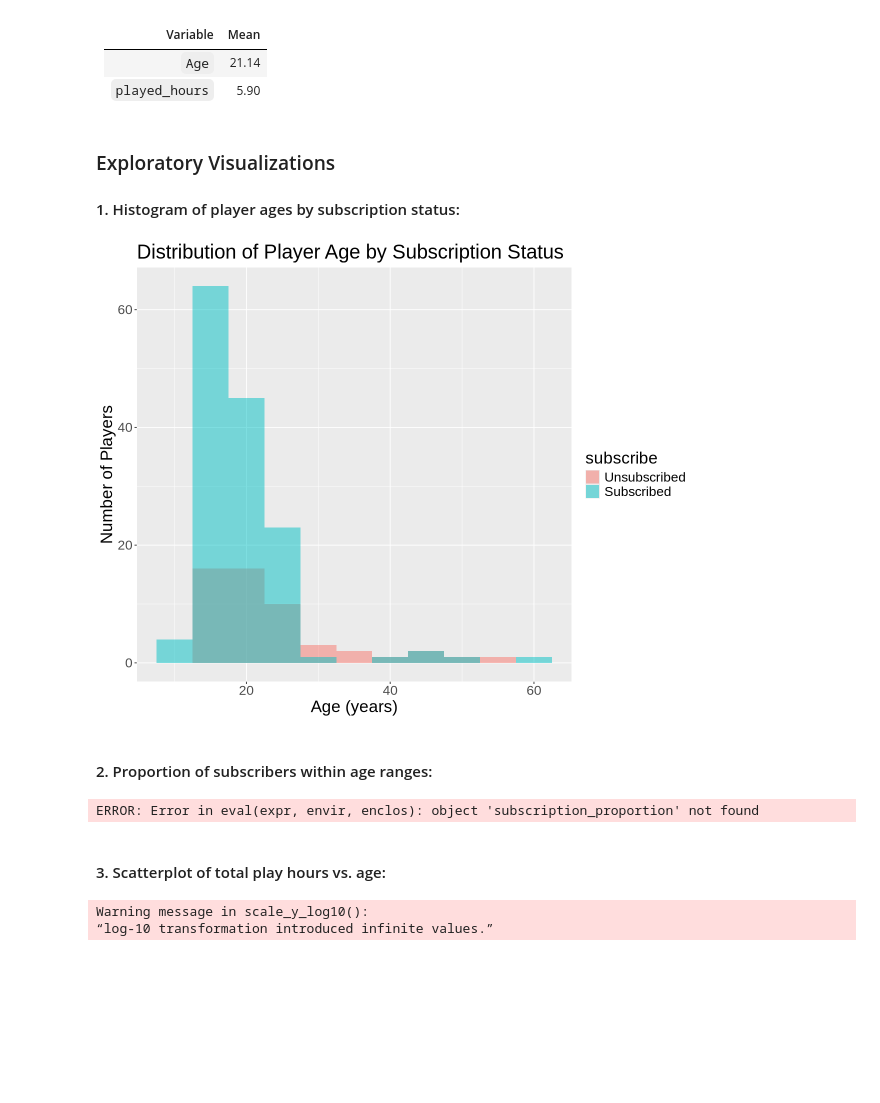
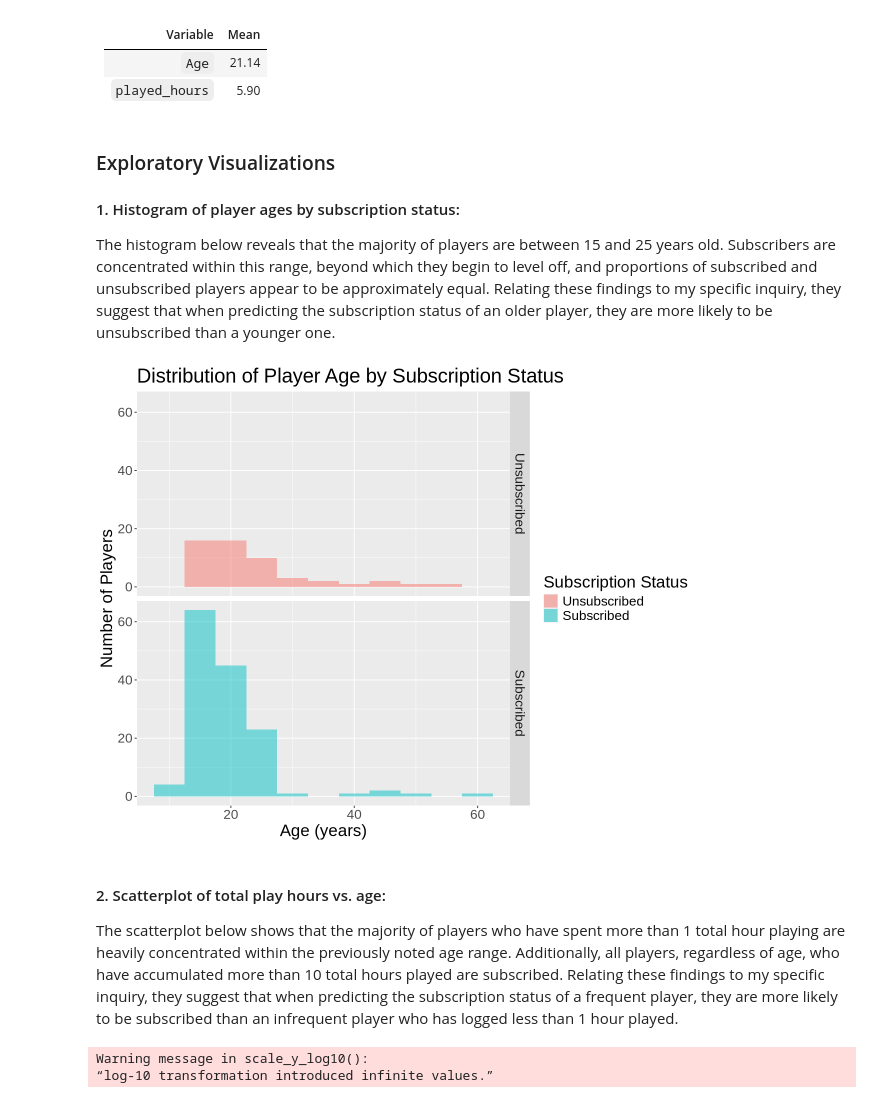
Before and after one commit to Adrian12-max/Data_Science_Project-Individual_Planning_Stage, a Jupyter notebook: demand_forecasting_planning.ipynb, the cells around one changed output. Cells and saved outputs as stored; diff of their text form; code cells hidden in the pictures; blank space fills up the shorter version.

```diff
--- a/demand_forecasting_planning.ipynb
+++ b/demand_forecasting_planning.ipynb
@@ -209,37 +228,22 @@ players_summary <- players |>
 ### Exploratory Visualizations
 
 #### 1. Histogram of player ages by subscription status:
+
+The histogram below reveals that the majority of players are between 15 and 25 years old. Subscribers are concentrated within this range, beyond which they begin to level off, and proportions of subscribed and unsubscribed players appear to be approximately equal. Relating these findings to my specific inquiry, they suggest that when predicting the subscription status of an older player, they are more likely to be unsubscribed than a younger one.
 # %%
 # Set the plot size
 options(repr.plot.width = 10, repr.plot.height = 8)
 
-# Create a histogram of player ages
+# Create a histogram of player ages by subscription status
 age_histogram <- players |>
 ggplot(aes(x = Age, fill = subscribe)) +  # map Age to the x-axis and subscribe to fill
-    geom_histogram(position = "identity", binwidth = 5, alpha = 0.5) +  # use 2-year bins
+    geom_histogram(position = "identity", binwidth = 5, alpha = 0.5) +  # use 5-year bins
     labs(title = "Distribution of Player Age by Subscription Status",  # main title for plot
          x = "Age (years)",  # x-axis title
-         y = "Number of Players") +  # y-axis title
-    theme(text = element_text(size = 20))
+         y = "Number of Players", # y-axis title
+         fill = "Subscription Status") + # fill legend title
+         facet_grid(rows = vars(subscribe)) + # split the plot horizontally into rows by the `subscribe variable`
+    theme(text = element_text(size = 20)) # change text size
 age_histogram
 # %% [output]
-[figure, old version]
+[figure, new version]
-# %% [markdown]
-#### 2. Proportion of subscribers within age ranges:
-# %%
-# Set the plot size
-options(repr.plot.width = 10, repr.plot.height = 8)
-
-# Bar plot of mean hours by experience level
-subscription_proportion_plot <- subscription_proportion |>
-    ggplot(aes(x = , y = mean_hours, fill = experience)) + # fill bars according to experience level
-    geom_bar(stat = "identity") +  # tell ggplot to use given y values instead of count for determining bar height
-    labs(title = "Mean Total Play Hours by Experience Level",
-         x = "Experience Level",
-         y = "Mean Total Hours Played",
-         fill = "Experience Level") + # label the legend of the fill variable
-         scale_fill_brewer(palette = 'Accent') + # apply a colour-blind-friendly palette
-         theme(text = element_text(size = 20))
-mean_hours_by_experience_plot
-# %% [output]
-ERROR: Error in eval(expr, envir, enclos): object 'subscription_proportion' not found
@@ -257,5 +250,7 @@ ggplot(players, aes(x = factor(age_bin), y = prop, fill = subscribe)) +
 # %% [markdown]
-#### 3. Scatterplot of total play hours vs. age:
+#### 2. Scatterplot of total play hours vs. age:
+
+The scatterplot below shows that the majority of players who have spent more than 1 total hour playing are heavily concentrated within the previously noted age range. Additionally, all players, regardless of age, who have accumulated more than 10 total hours played are subscribed. Relating these findings to my specific inquiry, they suggest that when predicting the subscription status of a frequent player, they are more likely to be subscribed than an infrequent player who has logged less than 1 hour played.
 # %%
 # Set the plot size
 options(repr.plot.width = 10, repr.plot.height = 8)
```
Also changed, not shown: parts of 4 cells of this notebook.
